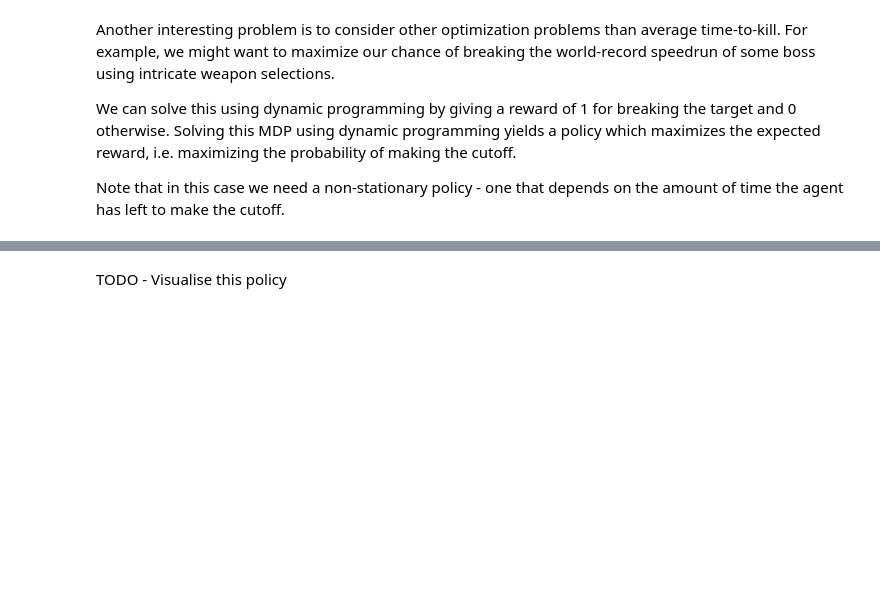
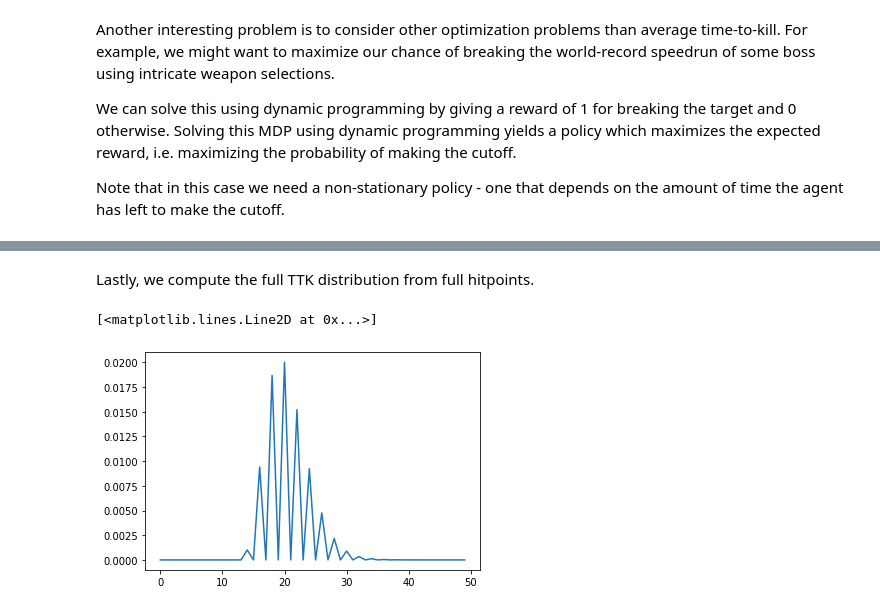
Before and after one commit to torjusti/trashcan, a Jupyter notebook: ttk.ipynb, the cells around one changed output, grey strips where cells are left out. Cells and saved outputs as stored; diff of their text form; code cells hidden in the pictures; blank space fills up the shorter version.

Commit message:
Clean-up TTK distribution calculations

```diff
--- a/ttk.ipynb
+++ b/ttk.ipynb
@@ -80,5 +85,5 @@ scythe = Convolution.convolve_all(
 
 pipe = SingleHit(PIPE_ACC, PIPE_MAX)
 
-weapons = [(pipe, 2), (scythe, 5)]
+weapons = { 'pipe': (pipe, 2), 'scythe': (scythe, 5) }
 # %% [markdown]
@@ -102,7 +107,7 @@ best_weapon = [None for i in range(MOB_HEALTH + 1)]
 time_to_kill[0] = 0
 
 for hp in range(1, MOB_HEALTH + 1):
-    for i, (dist, delay) in enumerate(weapons):
+    for name, (dist, delay) in weapons.items():
         value = 0
 
         for hit in dist.support()[1:]:
@@ -112,8 +117,7 @@ for hp in range(1, MOB_HEALTH + 1):
 
         if value < time_to_kill[hp]:
             time_to_kill[hp] = value
-            best_weapon[hp] = i
+            best_weapon[hp] = name
 
-print(time_to_kill[-1])
-print(best_weapon)
+pd.DataFrame(zip(range(1, MOB_HEALTH + 1), best_weapon[1:], time_to_kill[1:]), columns=['HP', 'Weapon', 'TTK'])
 # %% [output]
@@ -163,7 +178,7 @@ best_weapon = [[None for j in range(target_ticks + 1)] for i in range(MOB_HEALTH
 
 for hp in range(1, MOB_HEALTH + 1):
     for remaining_ticks in range(1, target_ticks + 1):
-        for i, (dist, delay) in enumerate(weapons):
+        for name, (dist, delay) in weapons.items():
             value = 0
 
             for hit in dist.support():
@@ -171,7 +186,7 @@ for hp in range(1, MOB_HEALTH + 1):
 
             if value > reward[hp][remaining_ticks]:
                 reward[hp][remaining_ticks] = value
-                best_weapon[hp][remaining_ticks] = i
+                best_weapon[hp][remaining_ticks] = name
 
-print(best_weapon)
+pd.DataFrame(best_weapon)
 # %% [output]
@@ -179,2 +210,31 @@ print(best_weapon)
-# %% [markdown]
-TODO - Visualise this policy
+# %% [markdown]
+Lastly, we compute the full TTK distribution from full hitpoints.
+# %%
+@functools.lru_cache(maxsize=None)
+def p(ttk, hp):
+    if hp <= 0:
+        return 0
+
+    if ttk < 0:
+        return 0
+
+    try:
+        weapon = best_weapon[hp][ttk]
+    except:
+        weapon = None
+
+    weapon = weapon or 'pipe'
+
+    dist, delay = weapons[weapon]
+
+    if ttk == 0:
+        return sum(dist.prob(hit) if hp - hit <= 0 else 0 for hit in dist.support())
+
+    return sum(dist.prob(hit) * p(ttk - delay, hp - hit) for hit in dist.support())
+
+x_values = range(50)
+y_values = [p(x, MOB_HEALTH) for x in x_values]
+plt.plot(x_values, y_values)
+# %% [output]
+[<matplotlib.lines.Line2D at 0x...>]
+[figure, added]
```
Also changed, not shown: parts of 9 cells of this notebook.
